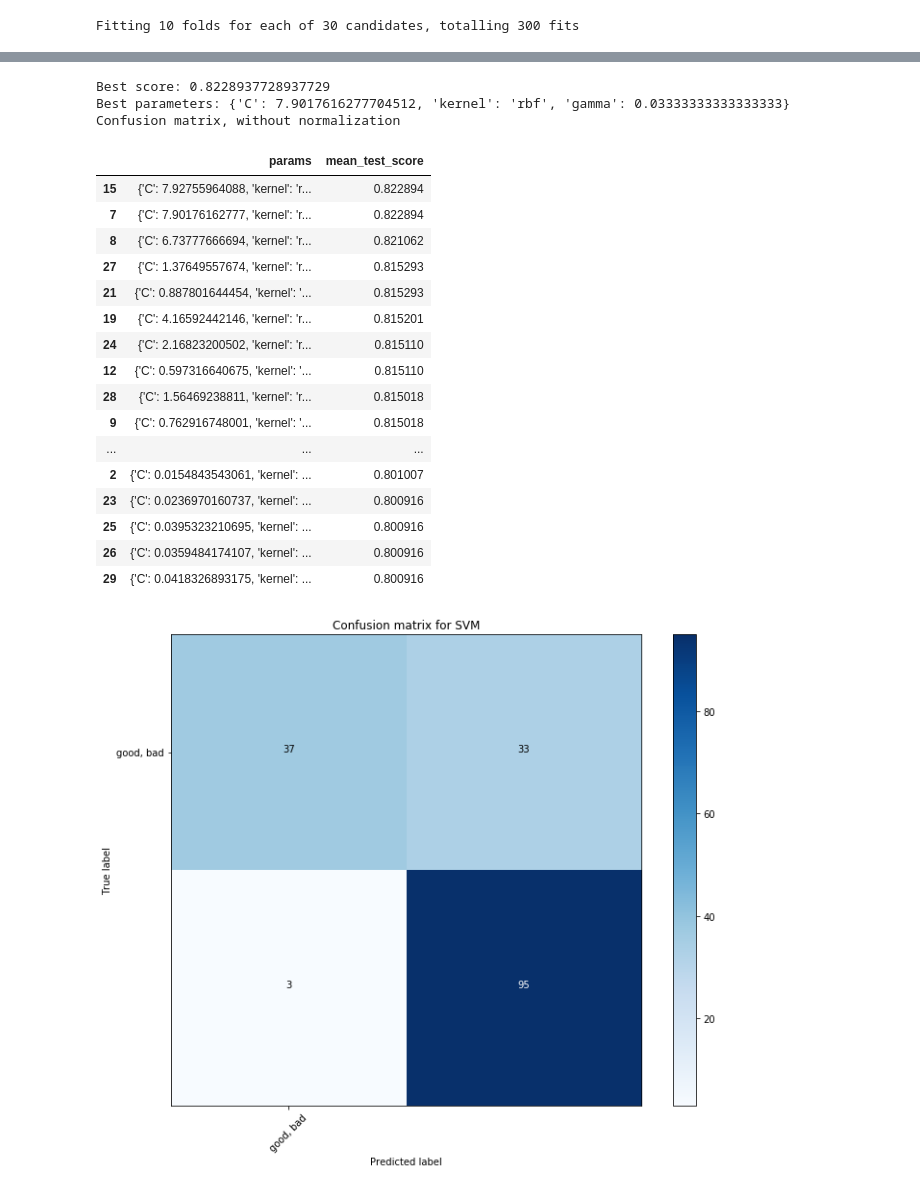
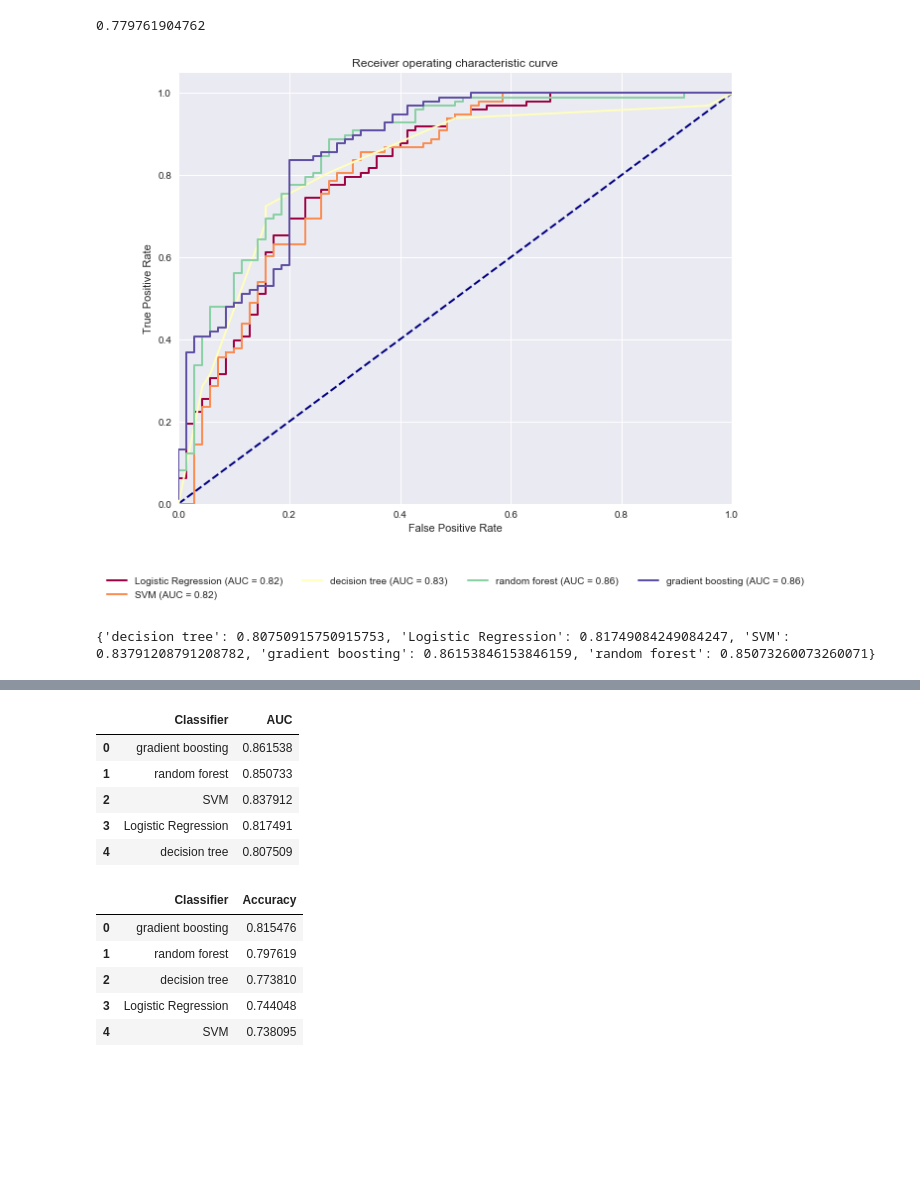
Before and after one commit to sdot08/Optimization-of-Responsive-Neurostimulation-RNS-Therapy-through-Data-Mining-Approaches, a Jupyter notebook: src/ML part.ipynb, the cells around one changed output, grey strips where cells are left out. Saved outputs shown, nothing was run; the diff lists cells and outputs as text; code cells hidden in the pictures; blank space fills up the shorter version.

```diff
--- a/src/ML part.ipynb
+++ b/src/ML part.ipynb
@@ -33,6 +33,8 @@ plt.rcParams['figure.figsize'] = (10.0, 8.0)
 %load_ext autoreload
 %autoreload 2
 
-pd.set_option('display.max_rows', 50)
+pd.set_option('display.max_rows', 20)
 pd.set_option('display.max_columns', 20)
 pd.set_option('display.max_colwidth', -1)
+
+n_classifier = 7
@@ -42,12 +41,13 @@ The autoreload extension is already loaded. To reload it, use:
 # %%
 from sklearn.model_selection import train_test_split
 from sklearn import preprocessing
-def get_ml_data(dat, patid, test_size = 0.2, if_stimulated = 'all', if_itd = True, if_scaler = 0, if_remove_icd = 0):
+def get_ml_data(dat, patid, test_size = 0.2, if_stimulated = 'all', if_itd = True, if_scaler = 0, if_remove_icd = 1):
     dat = dat.loc[dat.loc[:,'patid'] == patid]
     y = dat.loc[:,'label']
     drop_list = ['label', 'region_start_time', 'patid', 'epoch', 'if_stimulated']
     if if_remove_icd:
-        drop_list.append('i12', 'i34')
+        drop_list.append('i12')
+        drop_list.append('i34')
     X = dat.drop(drop_list, axis = 1, inplace = False)
 
     y=y.astype('int')
@@ -189,10 +235,17 @@ KeyboardInterrupt:
 # %%
-#logistic regression
-X_train, X_test, y_train, y_test = get_ml_data(data, '231', if_scaler = 1)
-parameter_tuning(X_train, X_test, y_train, y_test, classifier = 4, C_range_num = 30, if_save = 1)
+
+X_train, X_test, y_train, y_test = get_ml_data(data, '231', if_scaler = 1, if_remove_icd = 1)
+#parameter_tuning(X_train, X_test, y_train, y_test, classifier = 1, C_range_num = 100, if_save = 1)
+JJ.ensemble_model(X_train, y_train, X_test, y_test, if_save = 0)
+# %% [output]
+0.779761904762
+# %%
+JJ.plot_roc_all(X_test, y_test)
+# %% [output]
+[figure, added]
 # %%
+X_train, X_test, y_train, y_test = get_ml_data(data, '231', if_scaler = 1, if_remove_icd = 1)
 
-X_train, X_test, y_train, y_test = get_ml_data(data, '231', if_scaler = 1)
-parameter_tuning(X_train, X_test, y_train, y_test, classifier = 2, C_range_num = 30, if_save = 1)
+JJ.scores_estimators(X_test, y_test)
 # %% [output]
-Fitting 10 folds for each of 30 candidates, totalling 300 fits
+{'decision tree': 0.80750915750915753, 'Logistic Regression': 0.81749084249084247, 'SVM': 0.83791208791208782, 'gradient boosting': 0.86153846153846159, 'random forest': 0.85073260073260071}
@@ -200,21 +252,12 @@ Fitting 10 folds for each of 30 candidates, totalling 300 fits
-Best score: 0.8228937728937729
-Best parameters: {'C': 7.9017616277704512, 'kernel': 'rbf', 'gamma': 0.03333333333333333}
-Confusion matrix, without normalization
-|  | params | mean_test_score |
-| 15 | {'C': 7.92755964088, 'kernel': 'r... | 0.822894 |
-| 7 | {'C': 7.90176162777, 'kernel': 'r... | 0.822894 |
-| 8 | {'C': 6.73777666694, 'kernel': 'r... | 0.821062 |
-| 27 | {'C': 1.37649557674, 'kernel': 'r... | 0.815293 |
-| 21 | {'C': 0.887801644454, 'kernel': '... | 0.815293 |
-| 19 | {'C': 4.16592442146, 'kernel': 'r... | 0.815201 |
-| 24 | {'C': 2.16823200502, 'kernel': 'r... | 0.815110 |
-| 12 | {'C': 0.597316640675, 'kernel': '... | 0.815110 |
-| 28 | {'C': 1.56469238811, 'kernel': 'r... | 0.815018 |
-| 9 | {'C': 0.762916748001, 'kernel': '... | 0.815018 |
-| ... | ... | ... |
-| 2 | {'C': 0.0154843543061, 'kernel': ... | 0.801007 |
-| 23 | {'C': 0.0236970160737, 'kernel': ... | 0.800916 |
-| 25 | {'C': 0.0395323210695, 'kernel': ... | 0.800916 |
-| 26 | {'C': 0.0359484174107, 'kernel': ... | 0.800916 |
-| 29 | {'C': 0.0418326893175, 'kernel': ... | 0.800916 |
+|  | Classifier | AUC |
+| 0 | gradient boosting | 0.861538 |
+| 1 | random forest | 0.850733 |
+| 2 | SVM | 0.837912 |
+| 3 | Logistic Regression | 0.817491 |
+| 4 | decision tree | 0.807509 |
-[figure, removed]
+|  | Classifier | Accuracy |
+| 0 | gradient boosting | 0.815476 |
+| 1 | random forest | 0.797619 |
+| 2 | decision tree | 0.773810 |
+| 3 | Logistic Regression | 0.744048 |
+| 4 | SVM | 0.738095 |
```
Also changed, not shown: parts of 17 cells of this notebook, 33 other files.
